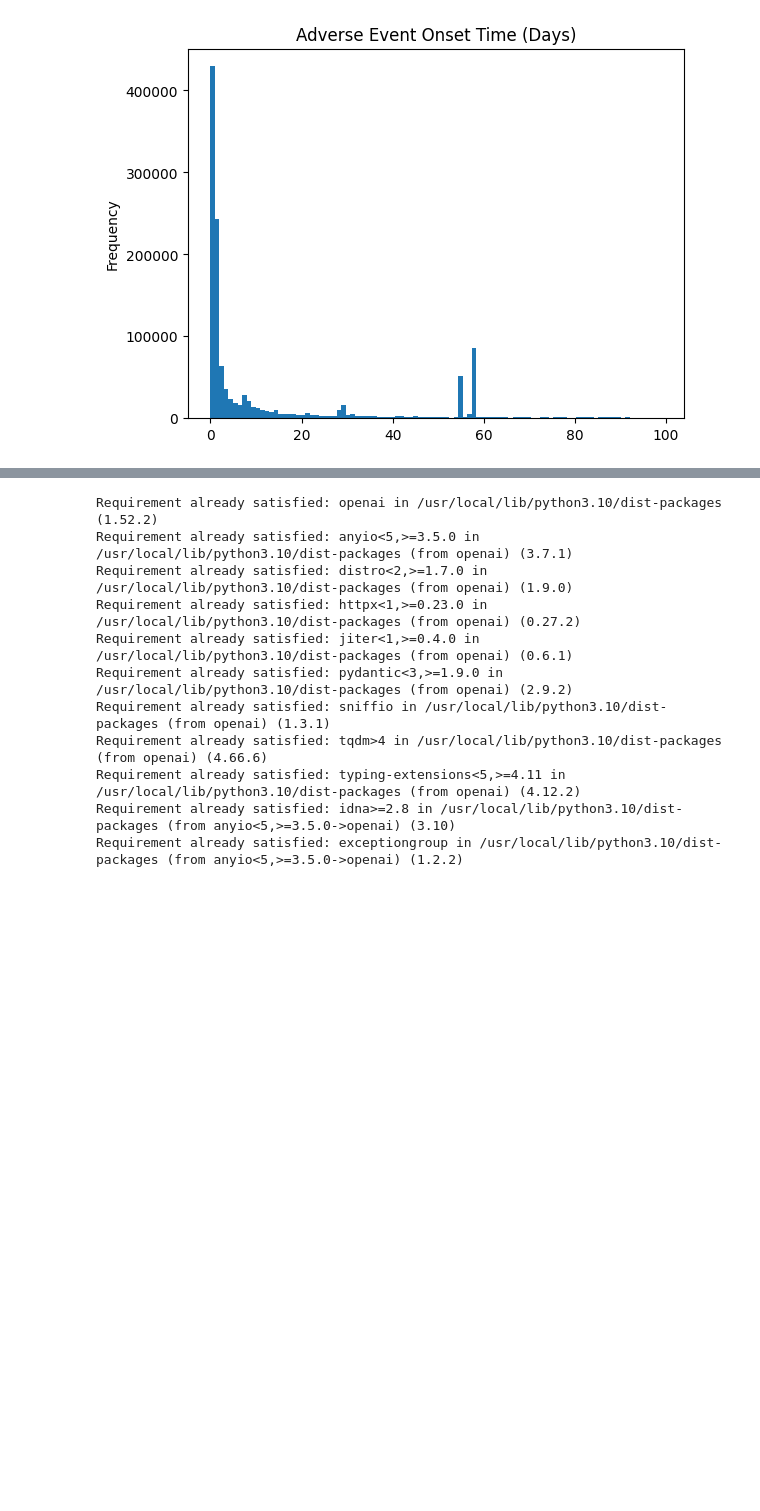
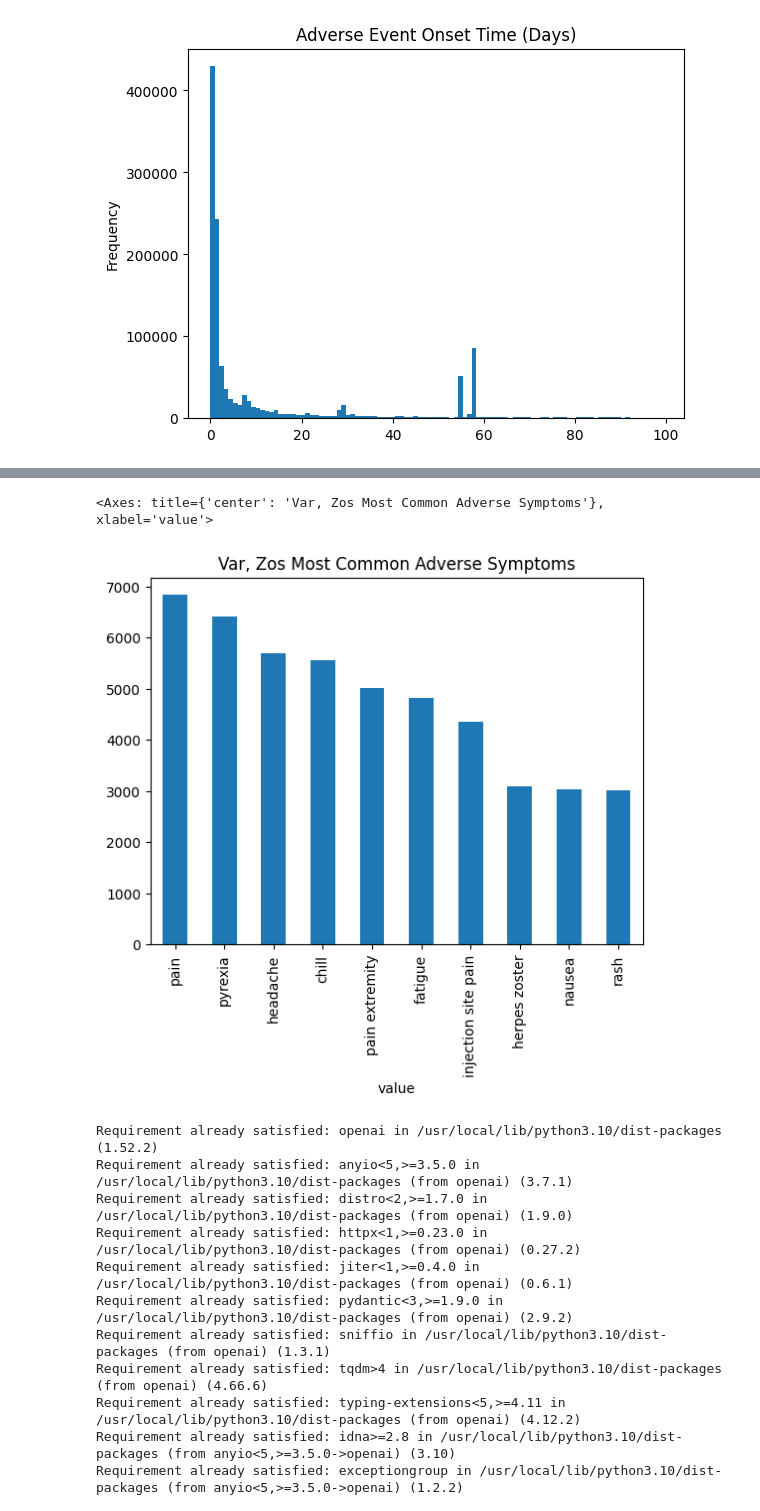
Before and after one commit to DanB1421/DATA606, a Jupyter notebook: VaxBots_Project.ipynb, the cells around one changed output, grey strips where cells are left out. Saved outputs shown, nothing was run; the diff lists cells and outputs as text; code cells hidden in the pictures; blank space fills up the shorter version.

```diff
--- a/VaxBots_Project.ipynb
+++ b/VaxBots_Project.ipynb
@@ -1377,3 +1755,12 @@ master_data_covid.head()
+# %%
+varzos_symptoms=master_data_varzos.melt(value_vars=['SYMPTOM1', 'SYMPTOM2', 'SYMPTOM3', 'SYMPTOM4', 'SYMPTOM5'])
+
+varzos_symptoms=varzos_symptoms[varzos_symptoms['value']!='none']
+
+varzos_symptoms.value_counts(subset='value').head(10).plot(kind='bar', title='Var, Zos Most Common Adverse Symptoms')
+# %% [output]
+<Axes: title={'center': 'Var, Zos Most Common Adverse Symptoms'}, xlabel='value'>
+[figure, added]
 # %%
 master_data_training = master_data.drop(columns=['SYMPTOM_TEXT'])
 master_data_training.to_csv('/content/drive/MyDrive/DATA606 Project/master_data_training.csv')
```
Also changed, not shown: parts of 30 cells of this notebook.
